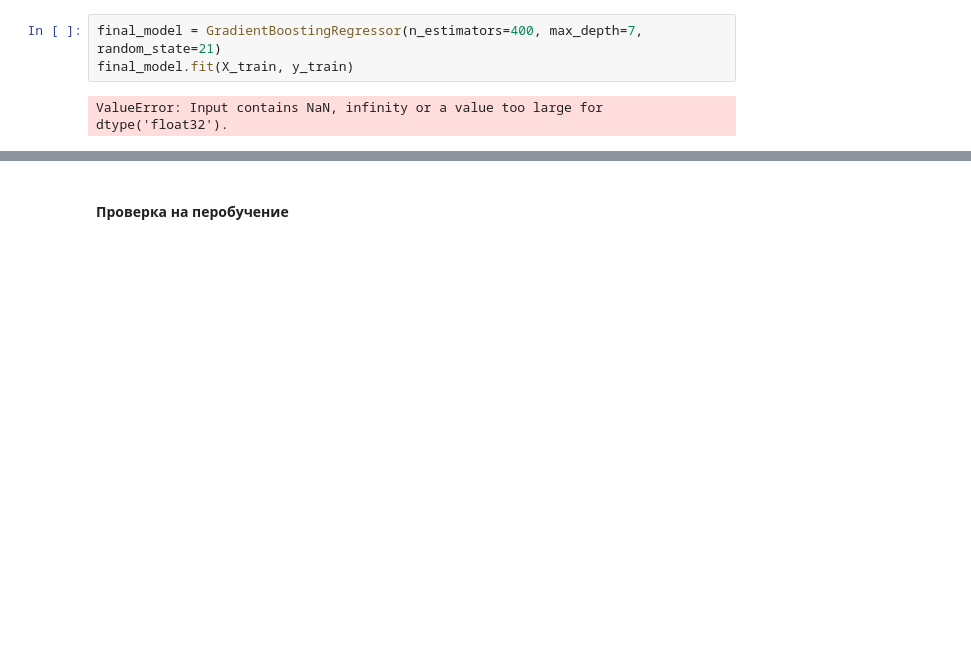
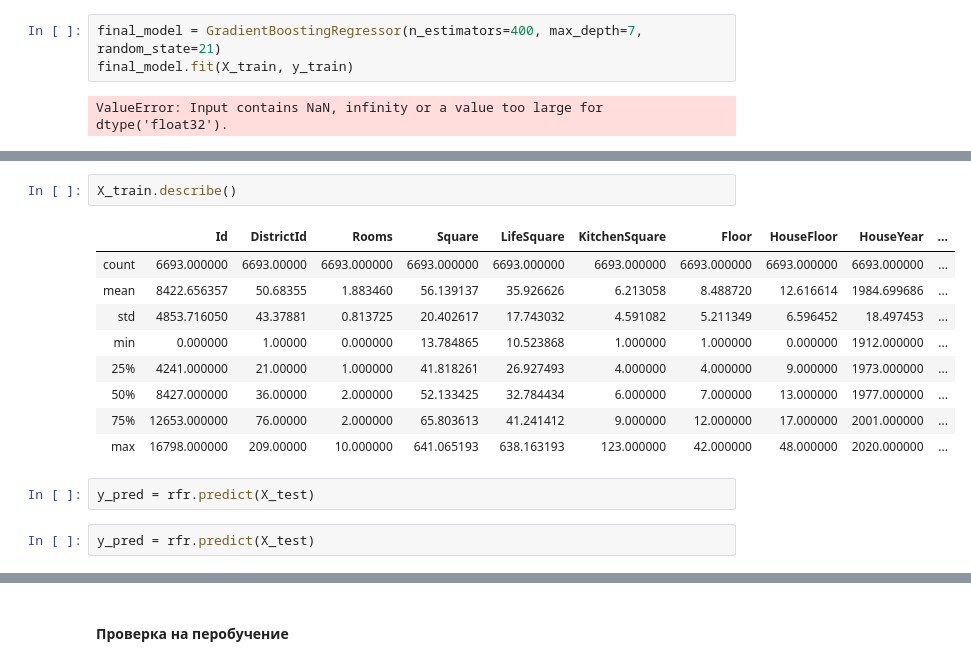
Before and after one commit to comrade747/python, a Jupyter notebook: project_task/ErshovAA_workbook.ipynb, the cells around one changed output, grey strips where cells are left out. Saved outputs shown, nothing was run; the diff lists cells and outputs as text; blank space fills up the shorter version.

```diff
--- a/project_task/ErshovAA_workbook.ipynb
+++ b/project_task/ErshovAA_workbook.ipynb
@@ -989,0 +1015,16 @@ ValueError: Input contains NaN, infinity or a value too large for dtype('float32
+# %%
+X_train.describe()
+# %% [output]
+|  | Id | DistrictId | Rooms | Square | LifeSquare | KitchenSquare | Floor | HouseFloor | HouseYear | ... |
+| count | 6693.000000 | 6693.00000 | 6693.000000 | 6693.000000 | 6693.000000 | 6693.000000 | 6693.000000 | 6693.000000 | 6693.000000 | ... |
+| mean | 8422.656357 | 50.68355 | 1.883460 | 56.139137 | 35.926626 | 6.213058 | 8.488720 | 12.616614 | 1984.699686 | ... |
+| std | 4853.716050 | 43.37881 | 0.813725 | 20.402617 | 17.743032 | 4.591082 | 5.211349 | 6.596452 | 18.497453 | ... |
+| min | 0.000000 | 1.00000 | 0.000000 | 13.784865 | 10.523868 | 1.000000 | 1.000000 | 0.000000 | 1912.000000 | ... |
+| 25% | 4241.000000 | 21.00000 | 1.000000 | 41.818261 | 26.927493 | 4.000000 | 4.000000 | 9.000000 | 1973.000000 | ... |
+| 50% | 8427.000000 | 36.00000 | 2.000000 | 52.133425 | 32.784434 | 6.000000 | 7.000000 | 13.000000 | 1977.000000 | ... |
+| 75% | 12653.000000 | 76.00000 | 2.000000 | 65.803613 | 41.241412 | 9.000000 | 12.000000 | 17.000000 | 2001.000000 | ... |
+| max | 16798.000000 | 209.00000 | 10.000000 | 641.065193 | 638.163193 | 123.000000 | 42.000000 | 48.000000 | 2020.000000 | ... |
+# %%
+y_pred = rfr.predict(X_test)
+# %%
+y_pred = rfr.predict(X_test)
```
Also changed, not shown: parts of 35 cells of this notebook.
